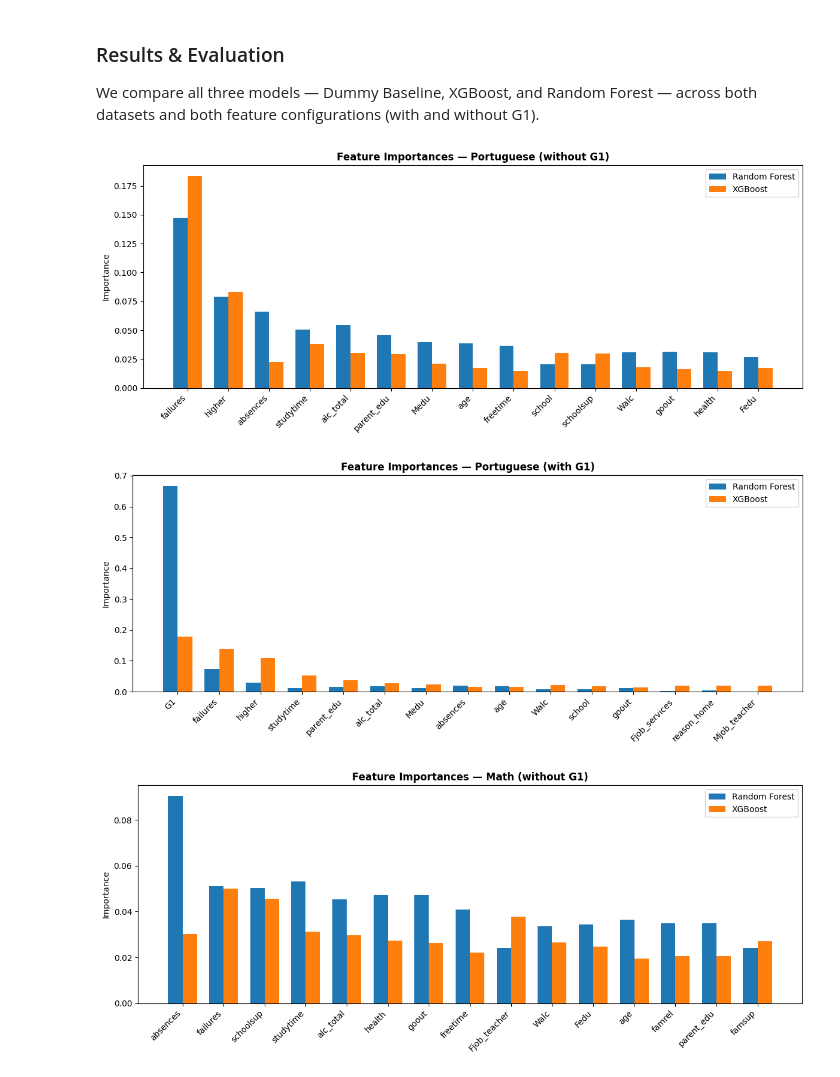
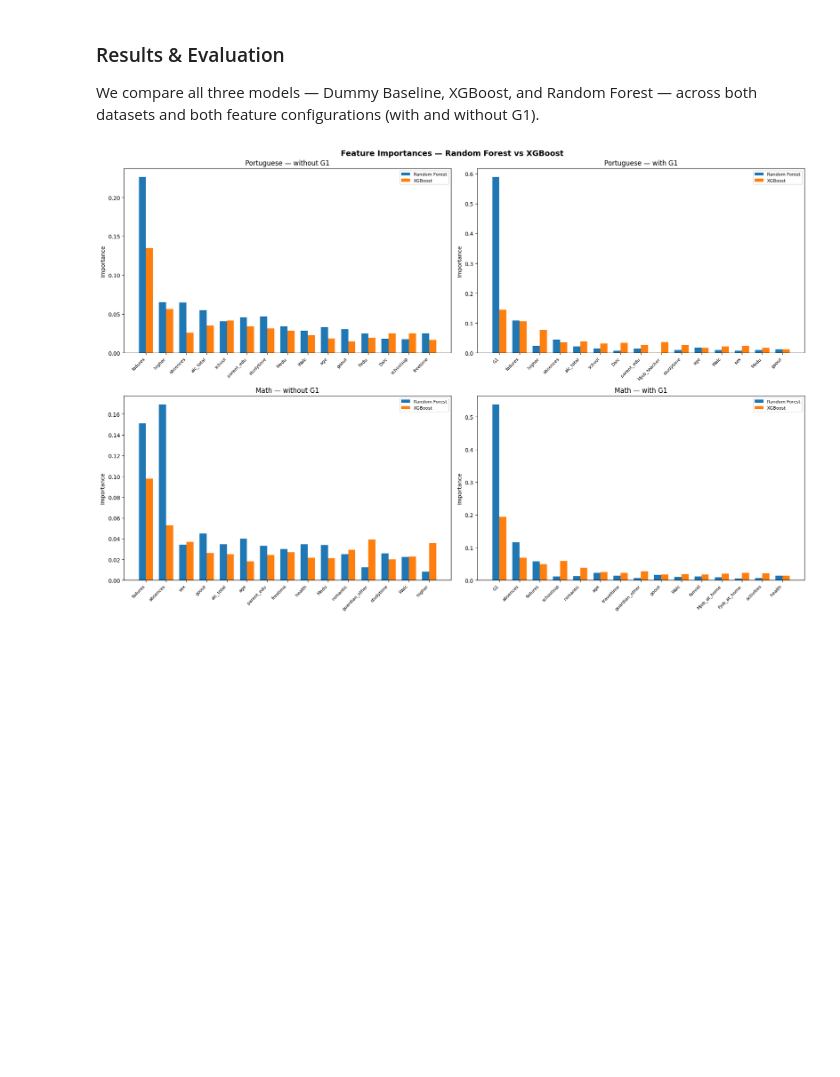
Before and after one commit to Rybar1kVojtech/Student-Performance-I, a Jupyter notebook: Project_student_performance_I.ipynb, the cells around one changed output. Drawn from its saved outputs; the diff is of its cells as text; code cells hidden in the pictures; blank space fills up the shorter version.

```diff
--- a/Project_student_performance_I.ipynb
+++ b/Project_student_performance_I.ipynb
@@ -479,9 +478,9 @@ def train_xgboost_model(df, label="Dataset"):
     return best, build_preprocessor(X)   # return preprocessor for reuse
 # %%
 # compare, without G1
-xgb_port, preprocessor_port = train_xgboost_model(portuguese[portuguese["G3"] > 0].drop(columns=["G1"]), "Portuguese")
+xgb_port, preprocessor_port = train_xgboost_model(portuguese.drop(columns=["G1"]), "Portuguese")
 
 # with G1
-xgb_port_g1, preprocessor_port_g1 = train_xgboost_model(portuguese[portuguese["G3"] > 0], "Portuguese with G1")
+xgb_port_g1, preprocessor_port_g1 = train_xgboost_model(portuguese, "Portuguese with G1")
 # %% [output]
 === Portuguese ===
@@ -495,8 +494,8 @@ CV R²:         0.7715 ± 0.0306
 # %%
 # without  G1
-xgb_math, preprocessor_math = train_xgboost_model(math[math["G3"] > 0].drop(columns=["G1"]), "Math")
+xgb_math, preprocessor_math = train_xgboost_model(math.drop(columns=["G1"]), "Math")
 
 # with G1
-xgb_math_g1, preprocessor_math_g1 = train_xgboost_model(math[math["G3"] > 0], "Math with G1")
+xgb_math_g1, preprocessor_math_g1 = train_xgboost_model(math, "Math with G1")
 # %% [output]
 === Math ===
@@ -553,12 +552,12 @@ def train_random_forest_model(df, label="Dataset"):
 # %%
 # without G1
 rf_port, _ = train_random_forest_model(
-    portuguese[portuguese["G3"] > 0].drop(columns=["G1"]), "Portuguese"
+    portuguese.drop(columns=["G1"]), "Portuguese"
 )
 
 # with G1
 rf_port_g1, _ = train_random_forest_model(
-    portuguese[portuguese["G3"] > 0], "Portuguese with G1"
+    portuguese, "Portuguese with G1"
 )
 # %% [output]
 === Portuguese ===
@@ -572,12 +571,12 @@ CV R²:         0.7628 ± 0.0271
 # %%
 # without G1
 rf_math, _ = train_random_forest_model(
-    math[math["G3"] > 0].drop(columns=["G1"]), "Math"
+    math.drop(columns=["G1"]), "Math"
 )
 
 # with G1
 rf_math_g1, _ = train_random_forest_model(
-    math[math["G3"] > 0], "Math with G1"
+    math, "Math with G1"
 )
 # %% [output]
 === Math ===
@@ -593,7 +592,7 @@ CV R²:         0.7709 ± 0.0414
 
 We compare all three models — Dummy Baseline, XGBoost, and Random Forest — across both datasets and both feature configurations (with and without G1).
 # %%
-def plot_feature_importance(rf_model, xgb_model, X, dataset_label, g1_label, top_n=15):
+def plot_feature_importance(rf_model, xgb_model, X, ax, title, top_n=15):
     preprocessor = rf_model.named_steps["preprocessor"]
 
     ohe_features = (
@@ -604,44 +603,44 @@ def plot_feature_importance(rf_model, xgb_model, X, dataset_label, g1_label, top
         .tolist()
     )
     numeric_cols = X.select_dtypes(include=["float64", "float32", "int64"]).columns.tolist()
     feature_names = ohe_features + numeric_cols
 
     rf_imp  = rf_model.named_steps["model"].feature_importances_
     xgb_imp = xgb_model.named_steps["model"].feature_importances_
 
     imp_df = pd.DataFrame({
         "feature":       feature_names,
         "Random Forest": rf_imp,
         "XGBoost":       xgb_imp,
     })
     imp_df["avg"] = (imp_df["Random Forest"] + imp_df["XGBoost"]) / 2
     top = imp_df.nlargest(top_n, "avg").sort_values("avg", ascending=False)
 
     x = np.arange(len(top))
     width = 0.35
-
-    fig, ax = plt.subplots(figsize=(12, 5))
     ax.bar(x - width / 2, top["Random Forest"], width, label="Random Forest", color="#1f77b4")
     ax.bar(x + width / 2, top["XGBoost"],       width, label="XGBoost",       color="#ff7f0e")
     ax.set_xticks(x)
-    ax.set_xticklabels(top["feature"], rotation=45, ha="right")
+    ax.set_xticklabels(top["feature"], rotation=45, ha="right", fontsize=8)
     ax.set_ylabel("Importance")
-    ax.set_title(f"Feature Importances — {dataset_label} ({g1_label})", fontweight="bold")
-    ax.legend()
-    plt.tight_layout()
-    plt.show()
+    ax.set_title(title)
+    ax.legend(fontsize=8)
 
 
 X_port_no_g1 = portuguese[portuguese["G3"] > 0].drop(columns=["G1", "G3"])
 X_port_g1    = portuguese[portuguese["G3"] > 0].drop(columns=["G3"])
 X_math_no_g1 = math[math["G3"] > 0].drop(columns=["G1", "G3"])
 X_math_g1    = math[math["G3"] > 0].drop(columns=["G3"])
 
-plot_feature_importance(rf_port,    xgb_port,    X_port_no_g1, "Portuguese", "without G1")
-plot_feature_importance(rf_port_g1, xgb_port_g1, X_port_g1,    "Portuguese", "with G1")
-plot_feature_importance(rf_math,    xgb_math,    X_math_no_g1, "Math",       "without G1")
-plot_feature_importance(rf_math_g1, xgb_math_g1, X_math_g1,    "Math",       "with G1")
+fig, axes = plt.subplots(2, 2, figsize=(18, 12))
+
+plot_feature_importance(rf_port,    xgb_port,    X_port_no_g1, axes[0, 0], "Portuguese — without G1")
+plot_feature_importance(rf_port_g1, xgb_port_g1, X_port_g1,    axes[0, 1], "Portuguese — with G1")
+plot_feature_importance(rf_math,    xgb_math,    X_math_no_g1, axes[1, 0], "Math — without G1")
+plot_feature_importance(rf_math_g1, xgb_math_g1, X_math_g1,    axes[1, 1], "Math — with G1")
+
+fig.suptitle("Feature Importances — Random Forest vs XGBoost", fontweight="bold", fontsize=14)
+plt.tight_layout()
+plt.show()
 # %% [output]
-[figure, old version]
+[figure, new version]
-[figure, removed]
-[figure, removed]
```
Also changed, not shown: parts of 11 cells of this notebook.
